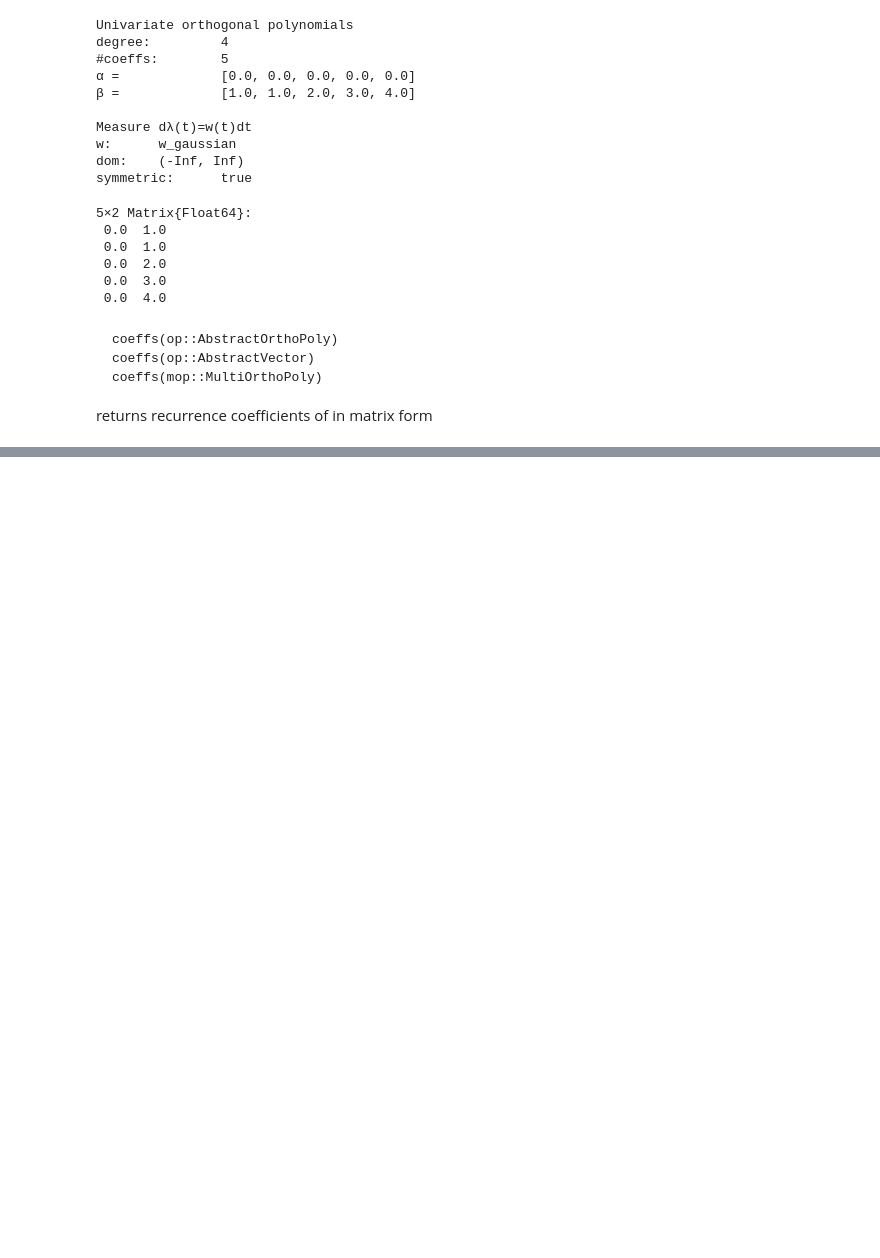
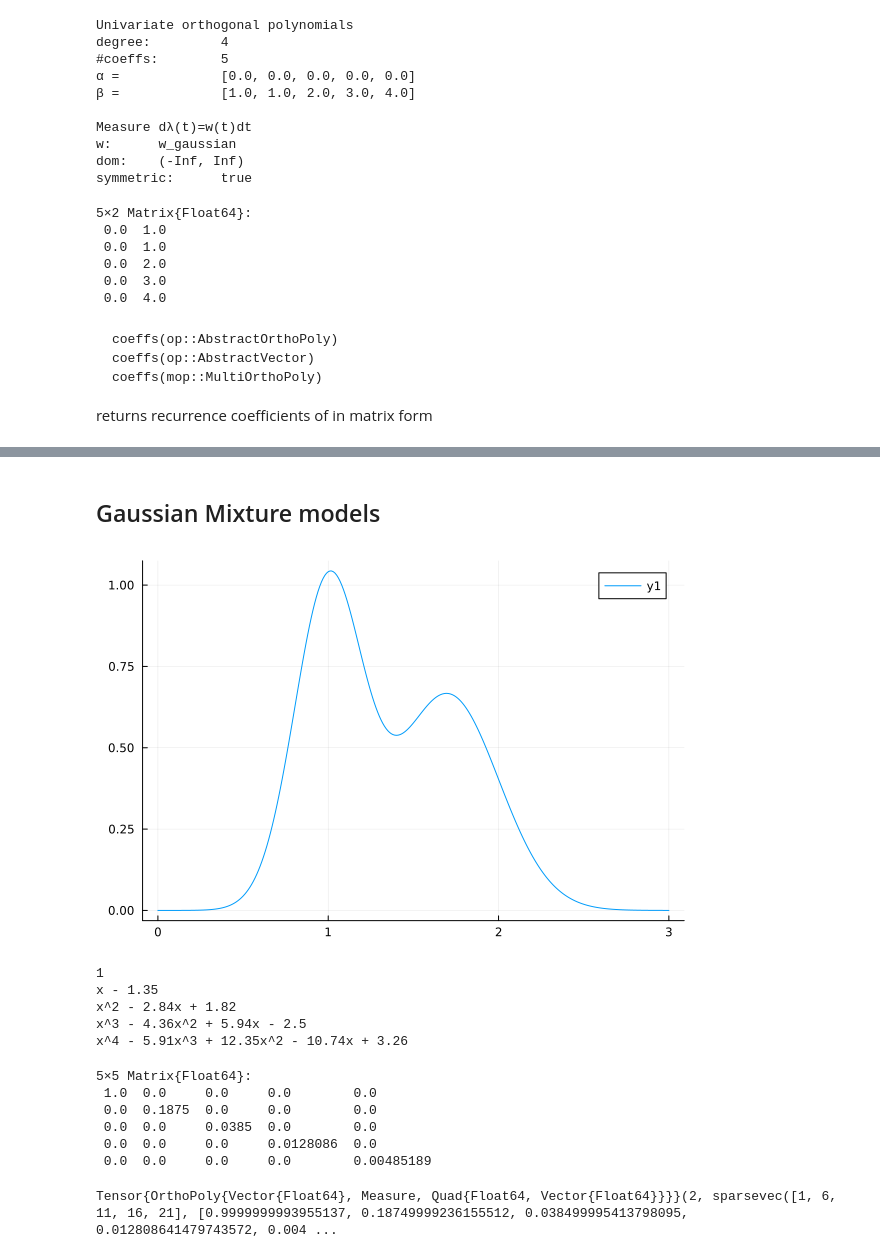
Before and after one commit to Yanlingogo/learn_PCE_opf, a Jupyter notebook: examples/tutorial.ipynb, the cells around one changed output, grey strips where cells are left out. Saved outputs shown, nothing was run; the diff lists cells and outputs as text; code cells hidden in the pictures; blank space fills up the shorter version.

```diff
--- a/examples/tutorial.ipynb
+++ b/examples/tutorial.ipynb
@@ -105,0 +151,37 @@ Suggestion: check for spelling errors or missing imports.
+# %% [markdown]
+## Gaussian Mixture models
+# %%
+using Plots
+f(x, μ, σ) = 1 / sqrt(2*π*σ^2) * exp(-((x - μ)^2) / (2*σ^2))
+μs, σs, ws = [1.0, 1.7], [0.2, 0.3], [0.5, 0.5] # support
+ρ(x) = sum(w*f(x, μ, σ) for (μ, σ, w) in zip(μs, σs, ws))
+x = 0:0.01:3
+plot(x, ρ.(x))
+# %% [output]
+[figure, added]
+# %%
+using PolyChaos
+deg = 4
+meas = Measure("my_GaussMixture", ρ, (-Inf,Inf), false, Dict(:μ=>μs, :σ=>σs)) # build measure
+op = OrthoPoly("my_op", deg, meas; Nquad = 100, Nrec = 2*deg) # construct orthogonal polynomial
+showbasis(op, digits=2) # in case you wondered
+# %% [output]
+1
+x - 1.35
+x^2 - 2.84x + 1.82
+x^3 - 4.36x^2 + 5.94x - 2.5
+x^4 - 5.91x^3 + 12.35x^2 - 10.74x + 3.26
+# %%
+T2 = Tensor(2,op)
+[ T2.get([i,j]) for i in 0:deg, j in 0:deg ]
+# %% [output]
+5×5 Matrix{Float64}:
+ 1.0  0.0     0.0     0.0        0.0
+ 0.0  0.1875  0.0     0.0        0.0
+ 0.0  0.0     0.0385  0.0        0.0
+ 0.0  0.0     0.0     0.0128086  0.0
+ 0.0  0.0     0.0     0.0        0.00485189
+# %%
+print(T2)
+# %% [output]
+Tensor{OrthoPoly{Vector{Float64}, Measure, Quad{Float64, Vector{Float64}}}}(2, sparsevec([1, 6, 11, 16, 21], [0.9999999993955137, 0.18749999236155512, 0.038499995413798095, 0.012808641479743572, 0.004 ...
```
Also changed, not shown: parts of 52 cells of this notebook, 1 other file.
